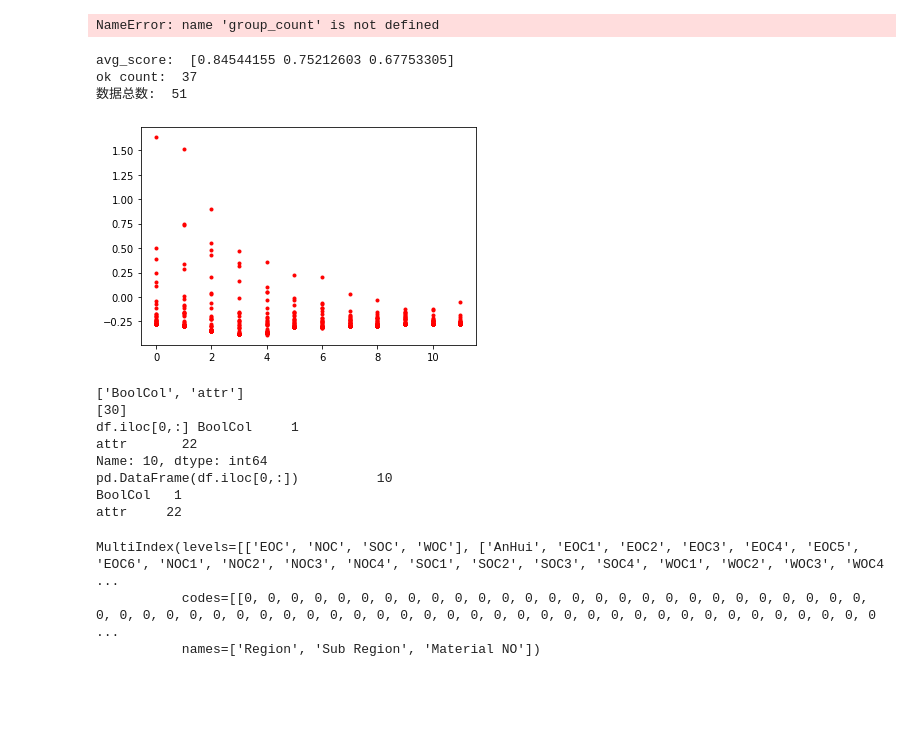
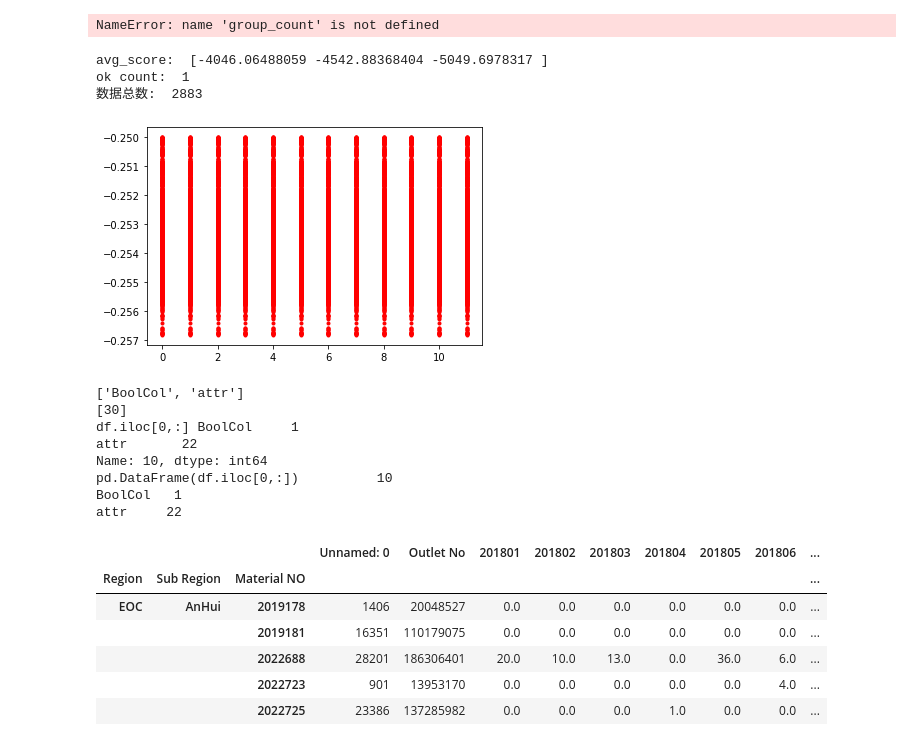
Before and after one commit to xiashiwendao/SalesAnalysis, a Jupyter notebook: DailyDataStatistic.ipynb, the cells around one changed output. Cells and saved outputs as stored; diff of their text form; code cells hidden in the pictures; blank space fills up the shorter version.

```diff
--- a/DailyDataStatistic.ipynb
+++ b/DailyDataStatistic.ipynb
@@ -223,22 +224,28 @@ group_count
 NameError: name 'group_count' is not defined
 # %%
 # 对于月份数据进行标准化看看效果
-#group_count = np.shape(dataByMonth_group)[0]
-group_count = 51 # 用于测试，指定个数
+# 后来发现其实缩放（标准化）其实应该是在以行为单位来做，而不是把所有行都搞；首先每个产品数据分布是不一样的；其次，也是关键的，
+# invert_transform必须要shape一样才可以；如果是全部数据，就无法还原预测数据了。
+# 还原数据发现其实还是差距很大，缩小数据确实预测差距变小，但是那个是因为缩小，还原之后发现
+group_count = np.shape(dataByMonth_group)[0]
+#group_count = 100 # 用于测试，指定个数
 test_count = 3
 x_month_range = range(12)
 total_score = 0
 y_salesForManth = dataByMonth_group.values
 scaler = StandardScaler()
-y_salesForManth = scaler.fit_transform(y_salesForManth)
+#scaler = MinMaxScaler()
+#y_salesForManth = scaler.fit_transform(y_salesForManth)
 i = 0
 count = 0
 ok_count = 0
 ok_index = []
 error_index = []
 while(count < group_count):
-    y_train = y_salesForManth[i, 2:(-1 * test_count)]
-    y_test = y_salesForManth[i, (-1 * test_count):]
+    y_salesForManth_raw = y_salesForManth[i]
+    y_salesForManth_scaled = scaler.fit_transform(np.array(y_salesForManth_raw).reshape(-1,1))
+    y_train = y_salesForManth_scaled[2:(-1 * test_count)]
+    y_test = y_salesForManth_scaled[(-1 * test_count):].flatten()
     #print("y_test: ", y_test)
     if(len(y_test[y_test == 0]) > 0):
         print("数据全0，跳过：", i)
@@ -251,38 +258,50 @@ while(count < group_count):
     plt.plot(x2, y2, "r.")
     #sgd_reg2 = SGDRegressor(random_state=42)
     sgd_reg2 = LinearRegression()
     sgd_reg2.fit(x2, y2.ravel())
 
     y_predict_fit = sgd_reg2.predict(x2)
     #plt.plot(x2, y_predict_fit, "y-")
 
     y_predict_future = sgd_reg2.predict([[12], [13], [14]])
-    acc = 1- np.abs((y_predict_future - y_test)/y_test)
+
+#     acc = 1- np.abs((y_predict_future - y_test)/y_test)
+#     print("acc: ", acc)
+
     #print("y_predict_future: \n", y_predict_future, "y_test: \n", y_test)
+
+    #print("shape(y_predict_future): ", y_predict_future)
+    y_predict_future_inverse = scaler.inverse_transform(np.array(y_predict_future).reshape(-1,1))
+    acc = 1- np.abs((y_predict_future_inverse.flatten() - y_test)/y_test)
+#     print("acc: ", acc)
+#     print("y_predict_future_inverse: ", y_predict_future_inverse)
+#     print("y_test: ", y_salesForManth_raw[(-1 * test_count):])
+#     print("-------------------------------------------------------")
     total_score += acc
     # 成功失败索引装进各自的list中
     if(len(acc[acc>0.8]) == 3):
         ok_count += 1
         ok_index.append(i)
     else:
         error_index.append(i)
     i+=1
     count +=1
+
         #print("01 ~ 03: \n", scaler.inverse_transform(y_salesForManth[i, :]))
         #print("y_test: \n", scaler.inverse_transform(y_test))
         #print("predict value: \n", scaler.inverse_transform(y_predict_future))
     #print("accuraty rate: ", acc)
     #print("total_score", total_score)
 
 avg_score = total_score/group_count
 print("avg_score: ", avg_score)
 print("ok count: ", ok_count)
 print("数据总数: ", i)
 # %% [output]
-avg_score:  [0.84544155 0.75212603 0.67753305]
-ok count:  37
-数据总数:  51
+avg_score:  [-4046.06488059 -4542.88368404 -5049.6978317 ]
+ok count:  1
+数据总数:  2883
-[figure, old version]
+[figure, new version]
 # %%
 df = pd.DataFrame({'BoolCol': [1, 2, 3, 3, 4],'attr': [22, 33, 22, 44, 66]},
        index=[10,20,30,40,50])
@@ -304,11 +323,15 @@ attr     22
 dataByMonth_group.head()
 #np.shape(dataByMonth_group)
 #dataByMonth.index
-dataByMonth_group.index
+#dataByMonth_group.index
 # %% [output]
-MultiIndex(levels=[['EOC', 'NOC', 'SOC', 'WOC'], ['AnHui', 'EOC1', 'EOC2', 'EOC3', 'EOC4', 'EOC5', 'EOC6', 'NOC1', 'NOC2', 'NOC3', 'NOC4', 'SOC1', 'SOC2', 'SOC3', 'SOC4', 'WOC1', 'WOC2', 'WOC3', 'WOC4 ...
-           codes=[[0, 0, 0, 0, 0, 0, 0, 0, 0, 0, 0, 0, 0, 0, 0, 0, 0, 0, 0, 0, 0, 0, 0, 0, 0, 0, 0, 0, 0, 0, 0, 0, 0, 0, 0, 0, 0, 0, 0, 0, 0, 0, 0, 0, 0, 0, 0, 0, 0, 0, 0, 0, 0, 0, 0, 0, 0, 0, 0, 0, 0 ...
-           names=['Region', 'Sub Region', 'Material NO'])
+|  |  |  | Unnamed: 0 | Outlet No | 201801 | 201802 | 201803 | 201804 | 201805 | 201806 | ... |
+| Region | Sub Region | Material NO |  |  |  |  |  |  |  |  | ... |
+| EOC | AnHui | 2019178 | 1406 | 20048527 | 0.0 | 0.0 | 0.0 | 0.0 | 0.0 | 0.0 | ... |
+|  |  | 2019181 | 16351 | 110179075 | 0.0 | 0.0 | 0.0 | 0.0 | 0.0 | 0.0 | ... |
+|  |  | 2022688 | 28201 | 186306401 | 20.0 | 10.0 | 13.0 | 0.0 | 36.0 | 6.0 | ... |
+|  |  | 2022723 | 901 | 13953170 | 0.0 | 0.0 | 0.0 | 0.0 | 0.0 | 4.0 | ... |
+|  |  | 2022725 | 23386 | 137285982 | 0.0 | 0.0 | 0.0 | 1.0 | 0.0 | 0.0 | ... |
 # %%
 path = os.path.join(data_base, "dataByMonth_group.csv")
 # y_salesForManth[0:50]
```
Also changed, not shown: parts of 4 cells of this notebook, 2 other files.
